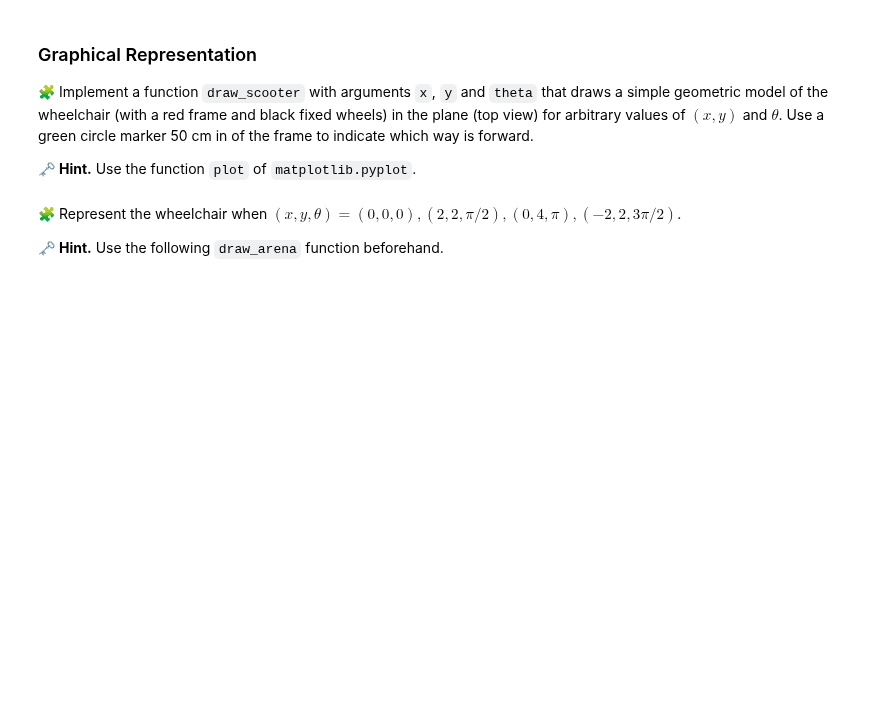
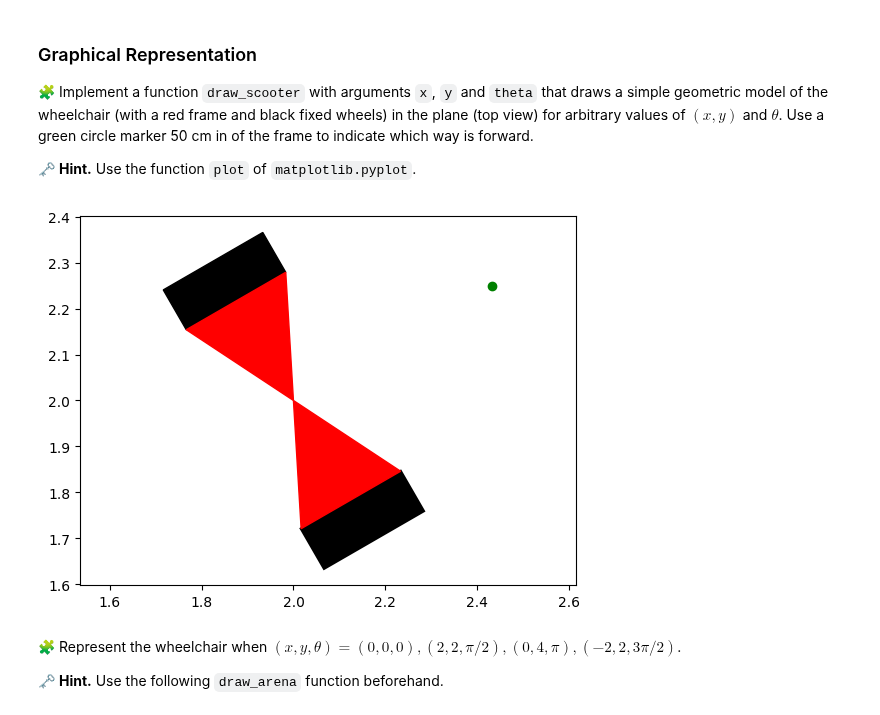
Before and after one commit to Youssef-ADOUIRI/control-engineering-with-python-project-2023-2024, a Jupyter notebook: Project-part-1.ipynb, the cells around one changed output. Cells and saved outputs as stored; diff of their text form; code cells hidden in the pictures; blank space fills up the shorter version.

```diff
--- a/Project-part-1.ipynb
+++ b/Project-part-1.ipynb
@@ -143,6 +143,10 @@ def draw_scooter(x, y, theta):
     ax.add_patch(patch_r)  # Add the right body polygon to the plot
     ax.add_patch(patch_l)  # Add the left body polygon to the plot
     plt.axis("equal")
+# %%
+draw_scooter(2, 2, np.pi /6)
+# %% [output]
+[figure, added]
 # %% [markdown]
 🧩 Represent the wheelchair when $(x, y, \theta) = (0, 0, 0), (2, 2, \pi/2), (0, 4, \pi), (-2, 2, 3\pi/2)$.
 
```
Also changed, not shown: parts of 10 cells of this notebook.
